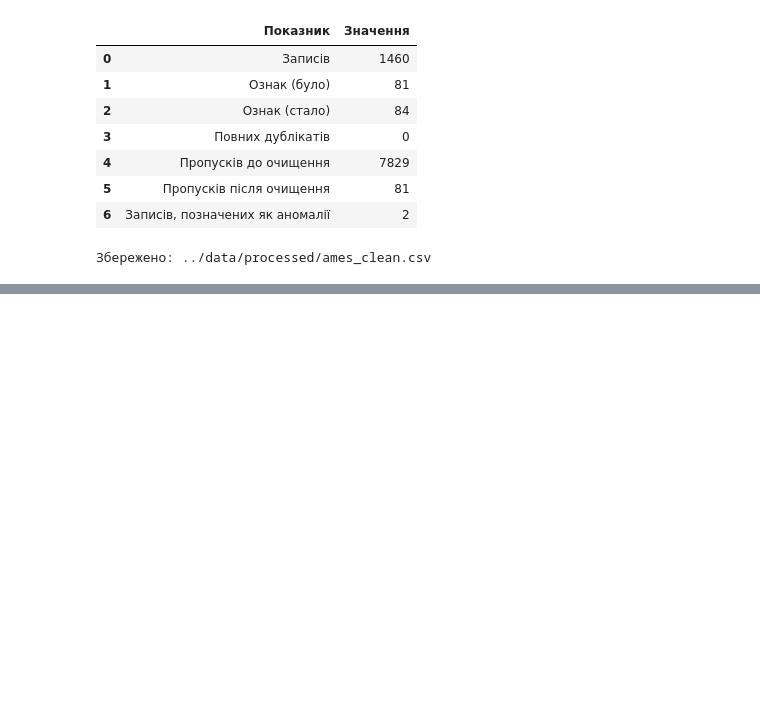
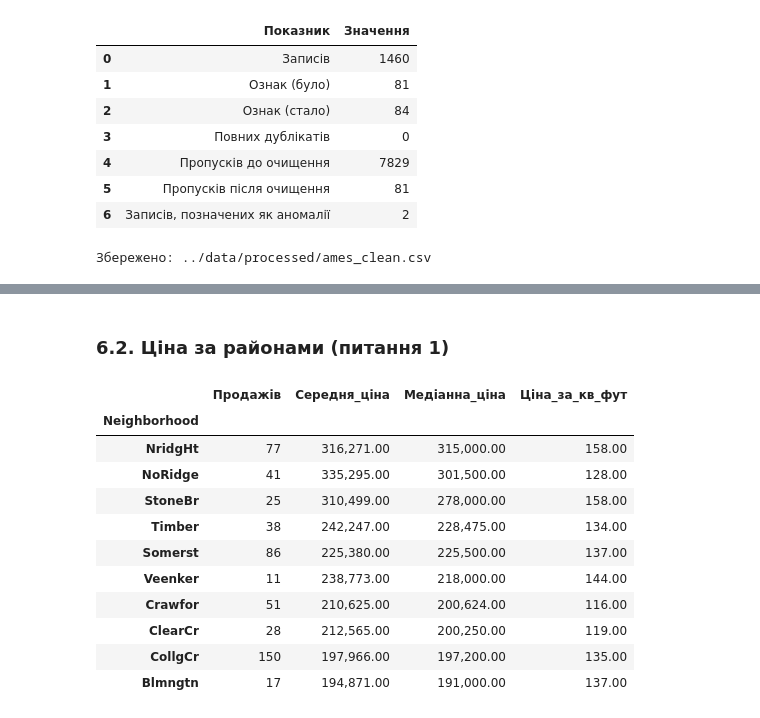
Before and after one commit to Denis8870/ames-housing-analysis, a Jupyter notebook: notebooks/analysis.ipynb, the cells around one changed output, grey strips where cells are left out. Saved outputs shown, nothing was run; the diff lists cells and outputs as text; code cells hidden in the pictures; blank space fills up the shorter version.

```diff
--- a/notebooks/analysis.ipynb
+++ b/notebooks/analysis.ipynb
@@ -286,0 +372,26 @@ print("Збережено:", PROCESSED_PATH)
+# %% [markdown]
+### 6.2. Ціна за районами (питання 1)
+# %%
+by_nbhd = (
+    df.groupby("Neighborhood")
+      .agg(Продажів=("Id", "count"),
+           Середня_ціна=("SalePrice", "mean"),
+           Медіанна_ціна=("SalePrice", "median"),
+           Ціна_за_кв_фут=("PricePerSqFt", "median"))
+      .round(0)
+      .sort_values("Медіанна_ціна", ascending=False)
+)
+by_nbhd.head(10)
+# %% [output]
+|  | Продажів | Середня_ціна | Медіанна_ціна | Ціна_за_кв_фут |
+| Neighborhood |  |  |  |  |
+| NridgHt | 77 | 316,271.00 | 315,000.00 | 158.00 |
+| NoRidge | 41 | 335,295.00 | 301,500.00 | 128.00 |
+| StoneBr | 25 | 310,499.00 | 278,000.00 | 158.00 |
+| Timber | 38 | 242,247.00 | 228,475.00 | 134.00 |
+| Somerst | 86 | 225,380.00 | 225,500.00 | 137.00 |
+| Veenker | 11 | 238,773.00 | 218,000.00 | 144.00 |
+| Crawfor | 51 | 210,625.00 | 200,624.00 | 116.00 |
+| ClearCr | 28 | 212,565.00 | 200,250.00 | 119.00 |
+| CollgCr | 150 | 197,966.00 | 197,200.00 | 135.00 |
+| Blmngtn | 17 | 194,871.00 | 191,000.00 | 137.00 |
```
Also changed, not shown: parts of 23 cells of this notebook.
